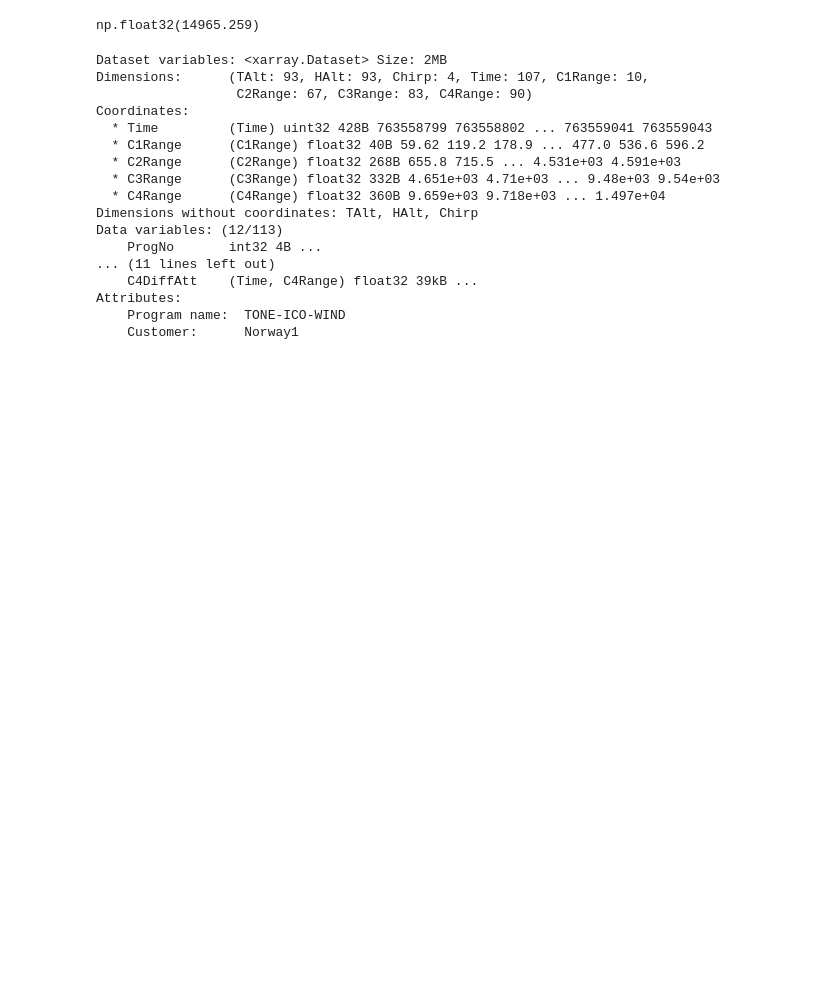
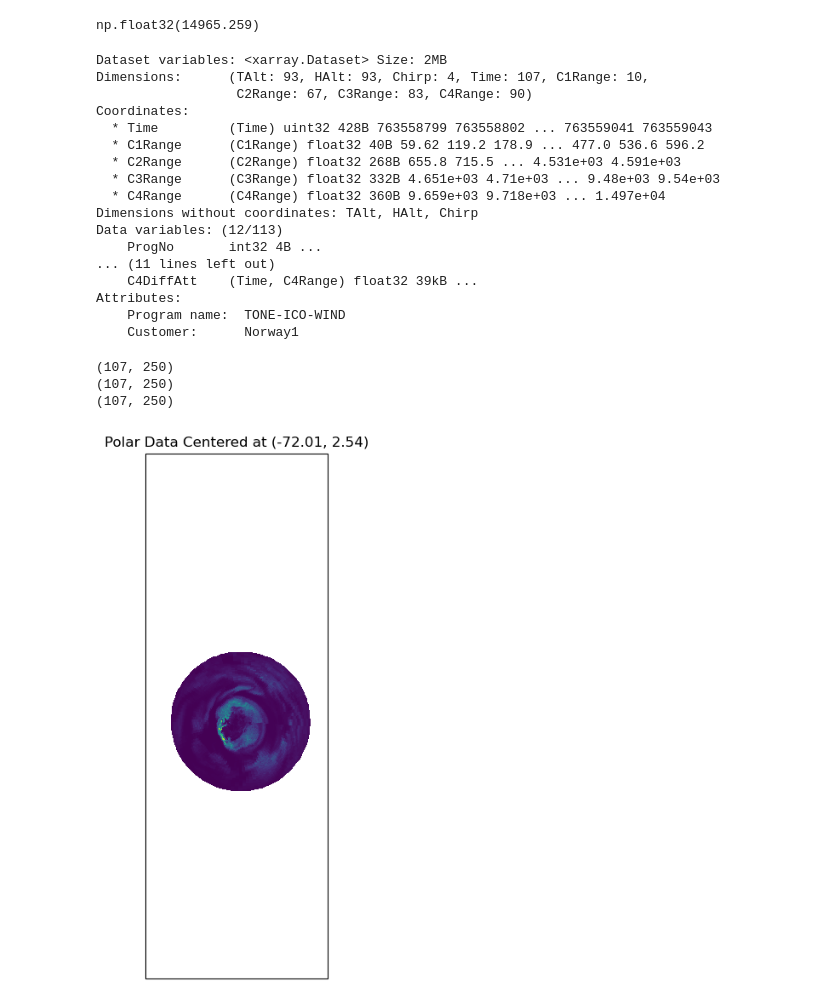
Before and after one commit to Troll-Observing-Network/neumayer-snowfall, a Jupyter notebook: Radar_Plotter.ipynb, the cells around one changed output. Saved outputs shown, nothing was run; the diff lists cells and outputs as text; code cells hidden in the pictures; blank space fills up the shorter version.

```diff
--- a/Radar_Plotter.ipynb
+++ b/Radar_Plotter.ipynb
@@ -115,3 +117,38 @@ Data variables: (12/113)
 Attributes:
     Program name:  TONE-ICO-WIND
     Customer:      Norway1
+# %%
+print(data_stacked.shape)
+print(azimuths_2d.shape)
+print(ranges_2d.shape)
+# %% [output]
+(107, 250)
+(107, 250)
+(107, 250)
+# %%
+X = ranges_2d * np.cos(azimuths_2d)
+Y = ranges_2d * np.sin(azimuths_2d)
+# %%
+trollLat = -72.01
+trollLon = 2.54
+
+crs_centered = CRS.from_proj4(f"+proj=aeqd +lat_0={trollLat} +lon_0={trollLon} +datum=WGS84 +units=m +no_defs")
+crs_geo = CRS.from_epsg(4326)  # WGS84 lat/lon
+
+transformer = Transformer.from_crs(crs_centered, crs_geo, always_xy=True)
+
+lon, lat = transformer.transform(X, Y)
+# %%
+fig = plt.figure(figsize=(8, 8))
+ax = plt.axes(projection=ccrs.SouthPolarStereo())
+
+ax.set_extent([2, 3, -72.5, -71.5], crs=ccrs.PlateCarree())
+ax.coastlines()
+
+cf = ax.pcolormesh(lon, lat, data_stacked, transform=ccrs.PlateCarree(), cmap='viridis')
+#plt.colorbar(cf, ax=ax, label='Data Value')
+
+plt.title('Polar Data Centered at ({}, {})'.format(trollLat, trollLon))
+plt.show()
+# %% [output]
+[figure, added]
```
Also changed, not shown: parts of 1 cell of this notebook.
